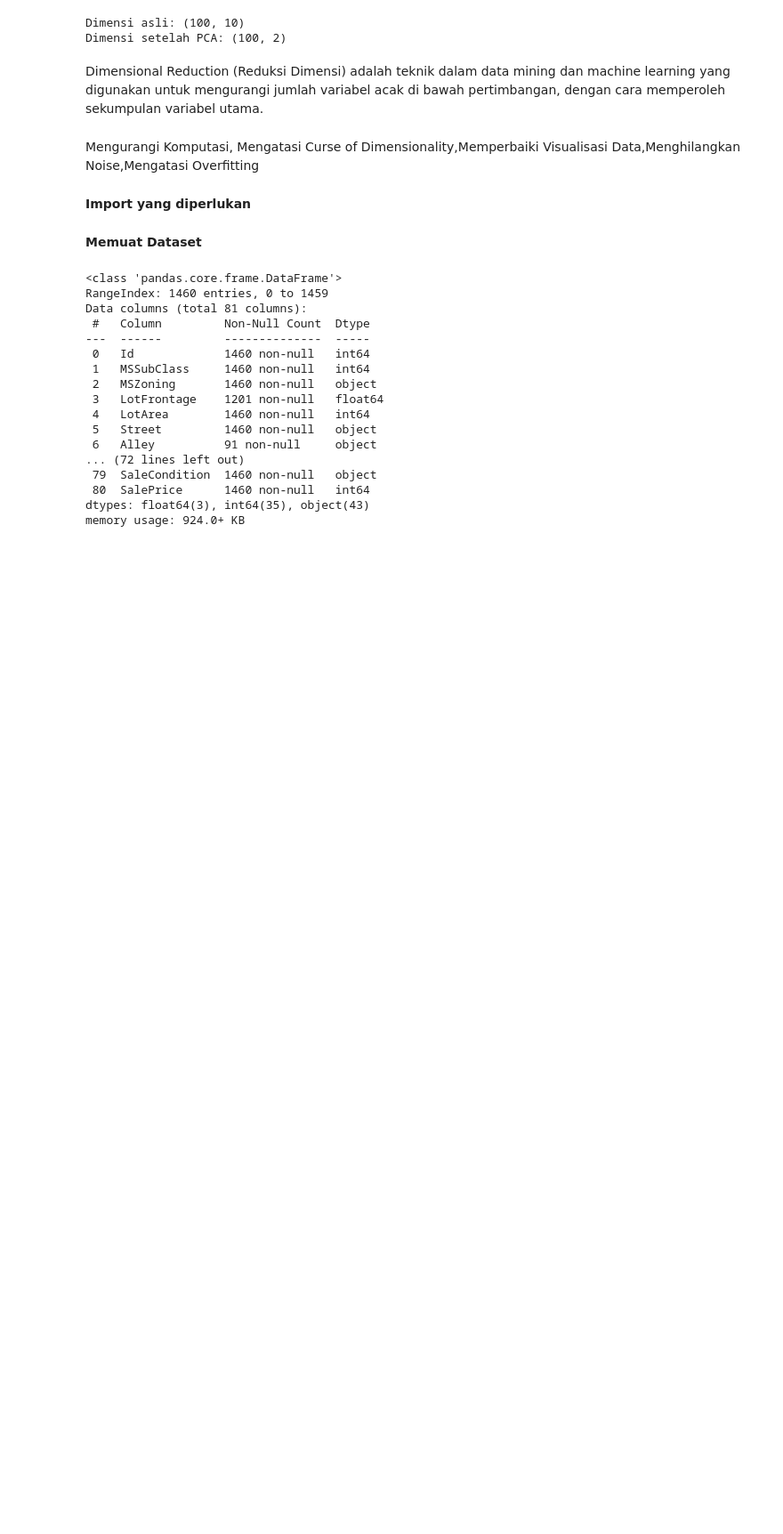
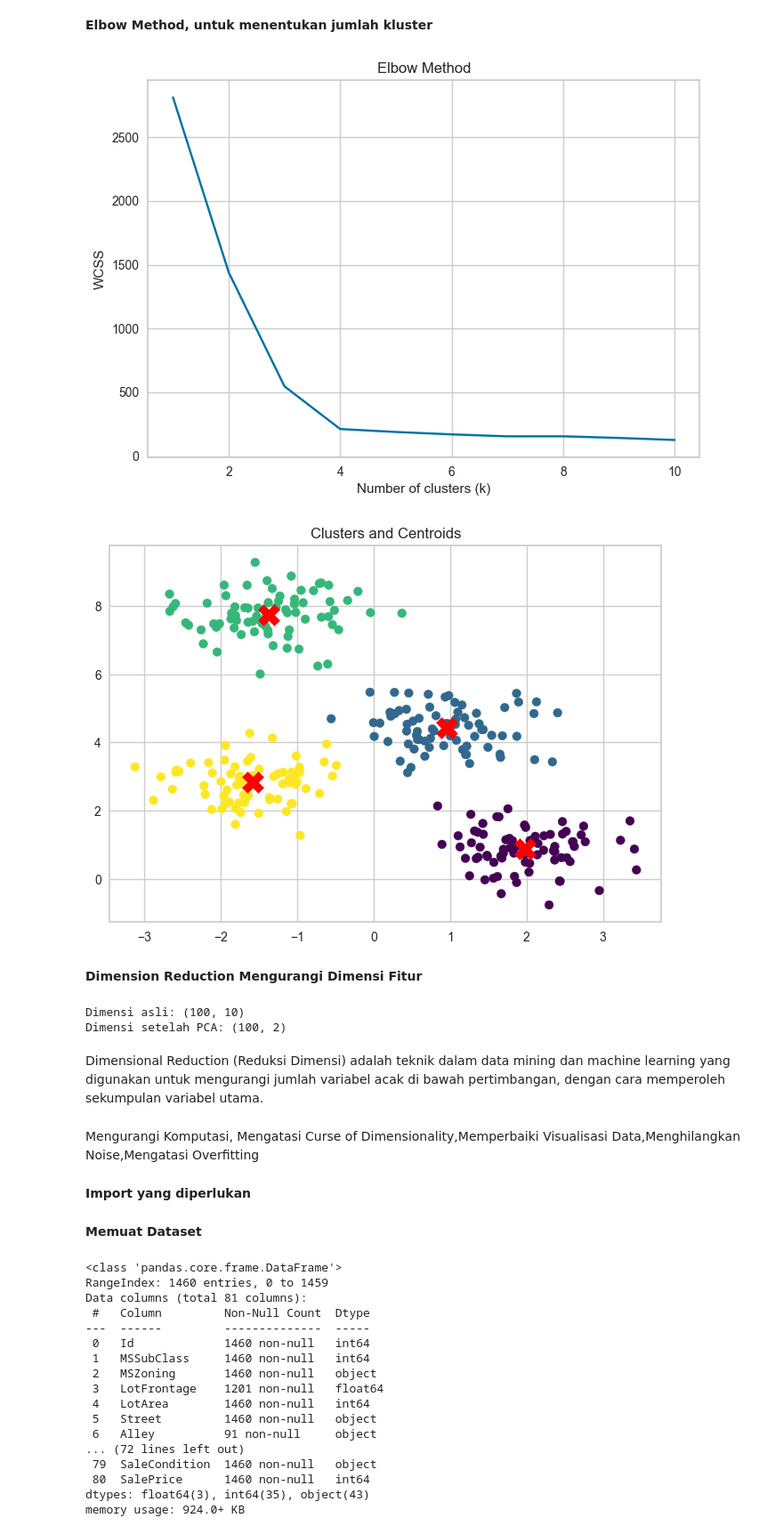
Before and after one commit to galennolan/Data-Mining, a Jupyter notebook: Unsupervised/DimensionalReduction.ipynb, the cells around one changed output. Shown at 89% size. Cells and saved outputs as stored; diff of their text form; code cells hidden in the pictures; blank space fills up the shorter version.

```diff
--- a/Unsupervised/DimensionalReduction.ipynb
+++ b/Unsupervised/DimensionalReduction.ipynb
@@ -1,3 +1,41 @@
+# %% [markdown]
+<b>Elbow Method, untuk menentukan jumlah kluster </b>
+# %%
+from sklearn.cluster import KMeans
+import matplotlib.pyplot as plt
+
+# Data (contoh)
+from sklearn.datasets import make_blobs
+data, _ = make_blobs(n_samples=300, centers=4, cluster_std=0.6, random_state=0)
+
+# Elbow Method
+wcss = []
+for k in range(1, 11):
+    kmeans = KMeans(n_clusters=k, init='k-means++', random_state=42)
+    kmeans.fit(data)
+    wcss.append(kmeans.inertia_)
+
+# Plot Elbow Method
+plt.plot(range(1, 11), wcss)
+plt.title('Elbow Method')
+plt.xlabel('Number of clusters (k)')
+plt.ylabel('WCSS')
+plt.show()
+
+# Setelah memilih k optimal (misalnya, k=4 dari elbow plot)
+kmeans = KMeans(n_clusters=4, init='k-means++', random_state=42)
+y_kmeans = kmeans.fit_predict(data)
+
+# Visualisasi hasil klaster
+plt.scatter(data[:, 0], data[:, 1], c=y_kmeans, cmap='viridis')
+plt.scatter(kmeans.cluster_centers_[:, 0], kmeans.cluster_centers_[:, 1], s=300, c='red', marker='X')
+plt.title('Clusters and Centroids')
+plt.show()
+# %% [output]
+[figure, added]
+[figure, added]
+# %% [markdown]
+<b>Dimension Reduction Mengurangi Dimensi Fitur </b>
 # %%
 from sklearn.decomposition import PCA
 from sklearn.preprocessing import StandardScaler
```
Also changed, not shown: parts of 5 cells of this notebook.
